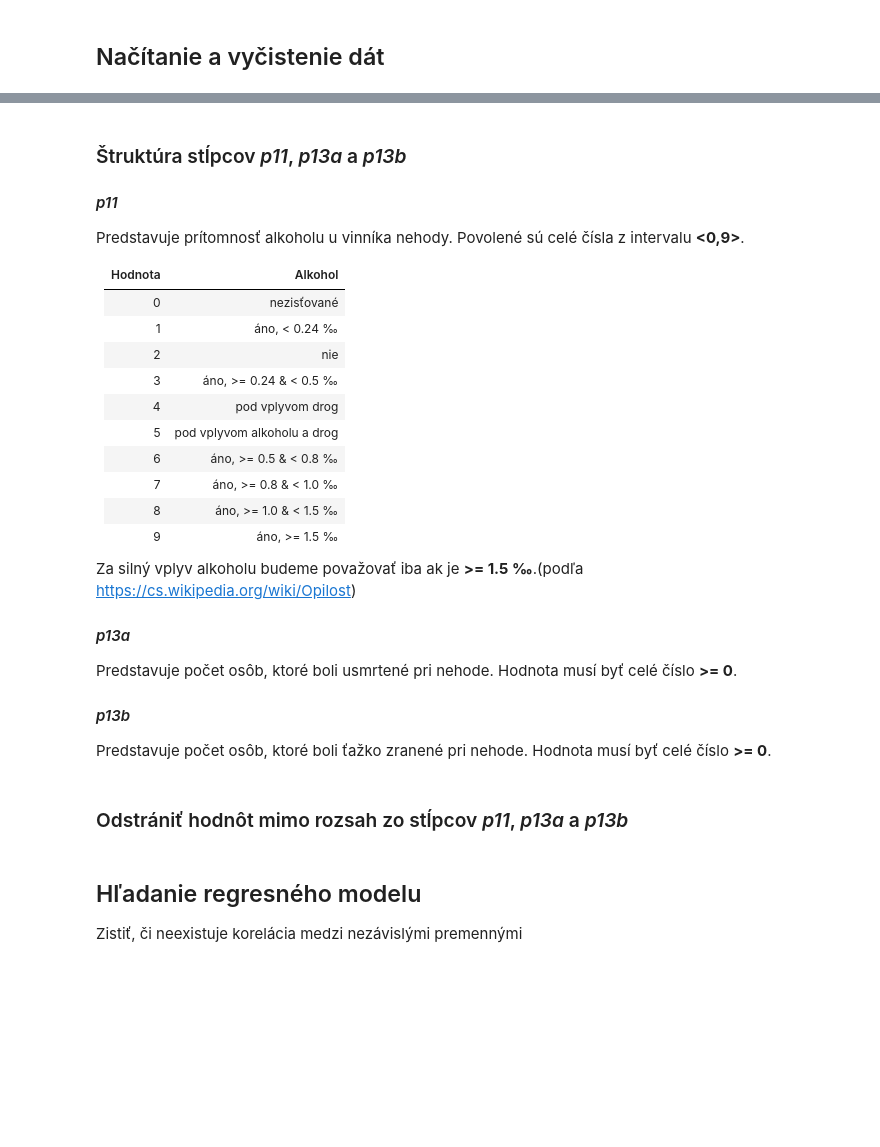
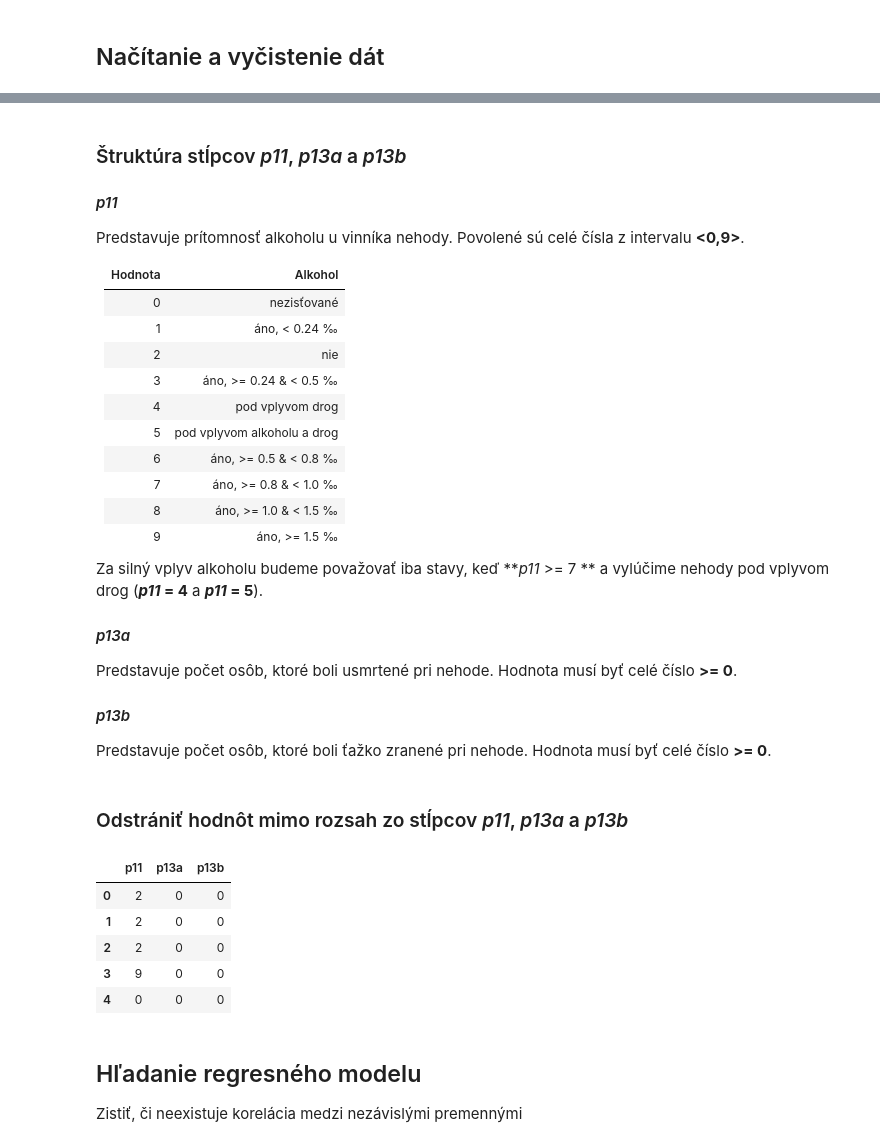
Before and after one commit to natal1H/IZV-project, a Jupyter notebook: stat.ipynb, the cells around one changed output, grey strips where cells are left out. Cells and saved outputs as stored; diff of their text form; code cells hidden in the pictures; blank space fills up the shorter version.

```diff
--- a/stat.ipynb
+++ b/stat.ipynb
@@ -39,7 +59,7 @@ Predstavuje prítomnosť alkoholu u vinníka nehody. Povolené sú celé čísla
 | 8 | áno, >= 1.0 & < 1.5 ‰ |
 | 9 | áno, >= 1.5 ‰ |
 
-Za silný vplyv alkoholu budeme považovať iba ak je **>= 1.5 ‰**.(podľa https://cs.wikipedia.org/wiki/Opilost)
+Za silný vplyv alkoholu budeme považovať iba stavy, keď ***p11* >= 7 ** a vylúčime nehody pod vplyvom drog (***p11* = 4** a ***p11* = 5**).
 
 
 #### *p13a*
@@ -56,3 +76,12 @@ data = data.query('p11 >= 0 & p11 <= 9 & p13a >= 0 & p13b >= 0')
+# %%
+data.head()
+# %% [output]
+|  | p11 | p13a | p13b |
+| 0 | 2 | 0 | 0 |
+| 1 | 2 | 0 | 0 |
+| 2 | 2 | 0 | 0 |
+| 3 | 9 | 0 | 0 |
+| 4 | 0 | 0 | 0 |
 # %% [markdown]
 ## Hľadanie regresného modelu
 Zistiť, či neexistuje korelácia medzi nezávislými premennými
```
Also changed, not shown: parts of 9 cells of this notebook.
